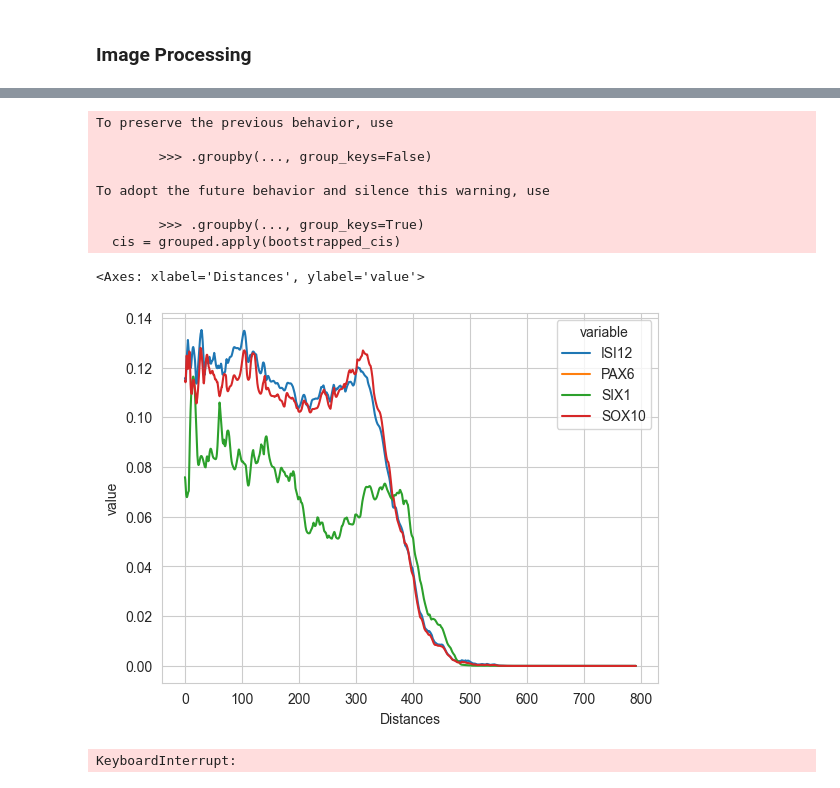
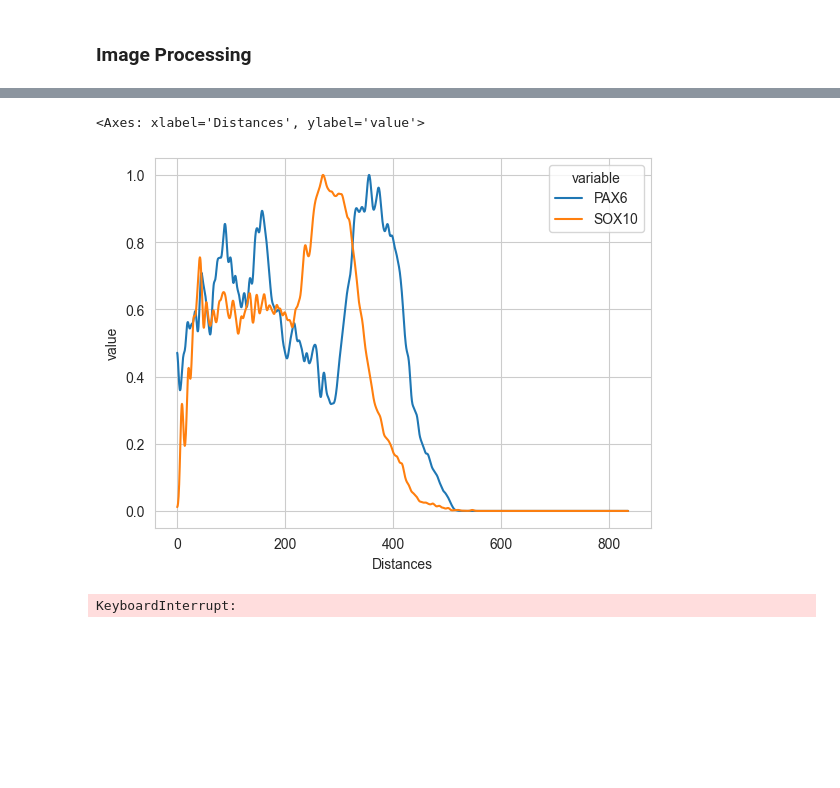
Before and after one commit to flotji-potji/micropattern_analysis, a Jupyter notebook: FS5_code_improvements.ipynb, the cells around one changed output, grey strips where cells are left out. Saved outputs shown, nothing was run; the diff lists cells and outputs as text; code cells hidden in the pictures; blank space fills up the shorter version.

````diff
--- a/FS5_code_improvements.ipynb
+++ b/FS5_code_improvements.ipynb
@@ -94,3 +94,6 @@ file_names, images = zip(*image_dict.items())
 And if you want to skip the ```image_dict``` step altogether, then we can directly call the ```get_files_and_images()``` function.
 # %%
 file_names, images = zip(*get_files_and_images(dirs).items())
+# %%
+file_names = list(file_names)
+images = list(images)
@@ -110,8 +135,8 @@ v_new = list(map(
         lambda f: maximise_and_normalize(f),
         lambda f: apply_multiotsu_to_image(f, dapi_num),
         lambda f: apply_multiotsu_to_channel(f, 0),
-        lambda f: apply_multiotsu_to_channel(f, 1),
-        lambda f: apply_multiotsu_to_channel(f, 2),
+        lambda f: apply_multiotsu_to_channel(f, 1, num_classes=3),
+        #lambda f: apply_multiotsu_to_channel(f, 2),
     ),
     images)
 )
@@ -139,8 +164,6 @@ def mp_type(file):
 df = []
 
 for file, img in zip(file_names, v_new):
-    if file not in new800 and "six1" not in file:
-        continue
     df_mini = generate_data_frame(
         expand_coordinate_matrix(img[dapi_num]),
         img,
@@ -158,6 +181,7 @@ df = pd.concat(df)
 df.loc[df["SIX1"].isna(), "Staining"] = np.repeat("PAX6", df[df["SIX1"].isna()].shape[0])
 df.loc[df["PAX6"].isna(), "Staining"] = np.repeat("SIX1", df[df["PAX6"].isna()].shape[0])
 # %%
-df_long = pd.melt(df, id_vars=["Staining", "Distances", "MP Type"], value_vars=["PAX6", "SOX10", "ISI12", "SIX1"]).reset_index()
-df_long = df_long.groupby(["MP Type", "Staining", "Distances", "variable"]).median()
+df_long = pd.melt(df, id_vars=["Staining", "Distances", "MP Type"],
+                  value_vars=["PAX6", "SOX10", "ISI12", "SIX1"]).reset_index()
+df_long = df_long.groupby(["MP Type", "Staining", "Distances", "variable"]).mean()
 df_long.reset_index(inplace=True)
@@ -198,19 +235,16 @@ To adopt the future behavior and silence this warning, use
 # %%
-sns.lineplot(data=df_long[(df_long["Staining"] == "SIX1") & (df_long["MP Type"] == "900um")],
+data = df_long.loc[
+    (df_long["Staining"] == "PAX6") &
+    (df_long["MP Type"] == "900um") &
+    (df_long["variable"].isin(["PAX6", "SOX10"]))
+]
+sns.lineplot(data=data,
              x="Distances",
              y="value",
              hue="variable")
 # %% [output]
-To preserve the previous behavior, use
-
-        >>> .groupby(..., group_keys=False)
-
-To adopt the future behavior and silence this warning, use
-
-        >>> .groupby(..., group_keys=True)
-  cis = grouped.apply(bootstrapped_cis)
+<Axes: xlabel='Distances', ylabel='value'>
-<Axes: xlabel='Distances', ylabel='value'>
-[figure, old version]
+[figure, new version]
 # %%
 fig, axes = plt.subplots(1, 3)
 
````
Also changed, not shown: parts of 10 cells of this notebook, 3 other files.
